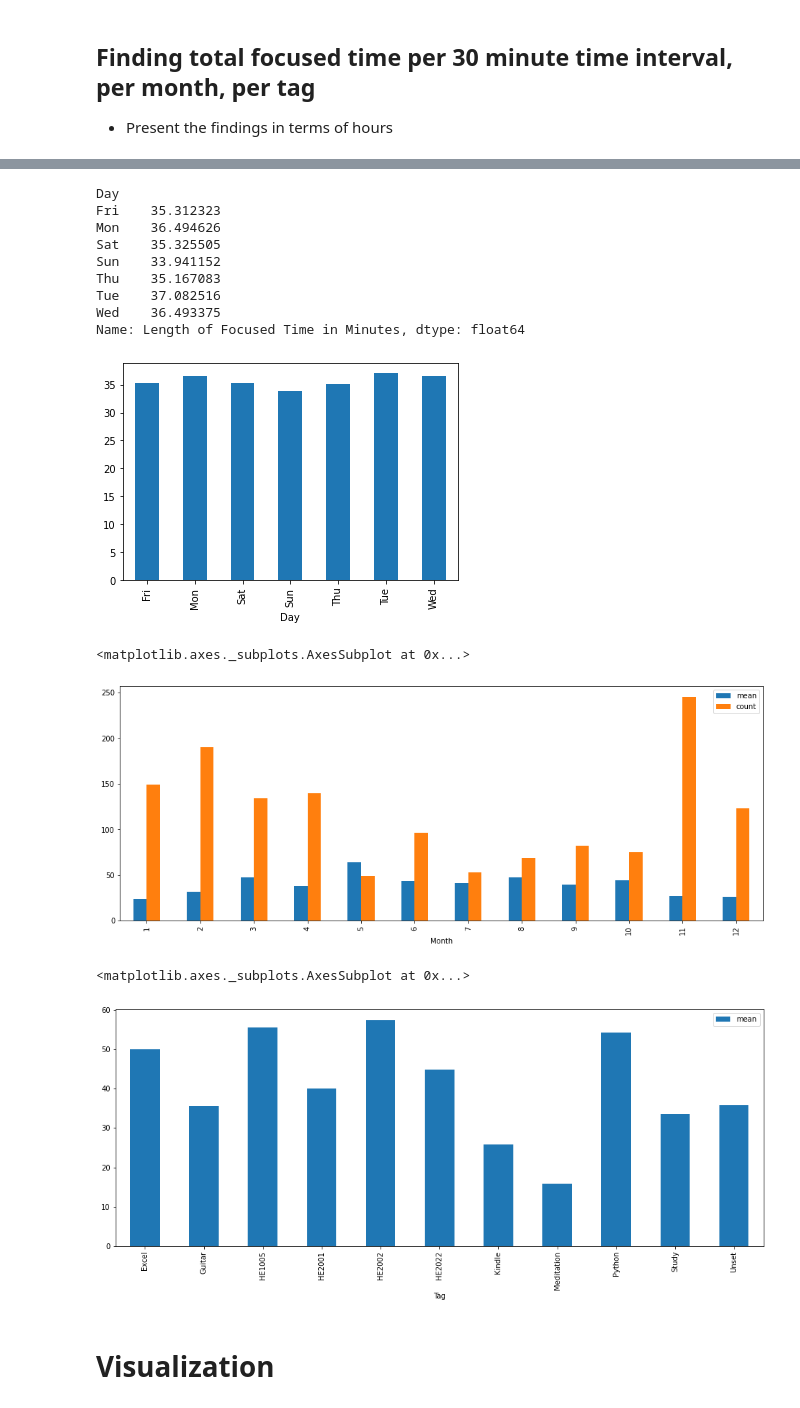
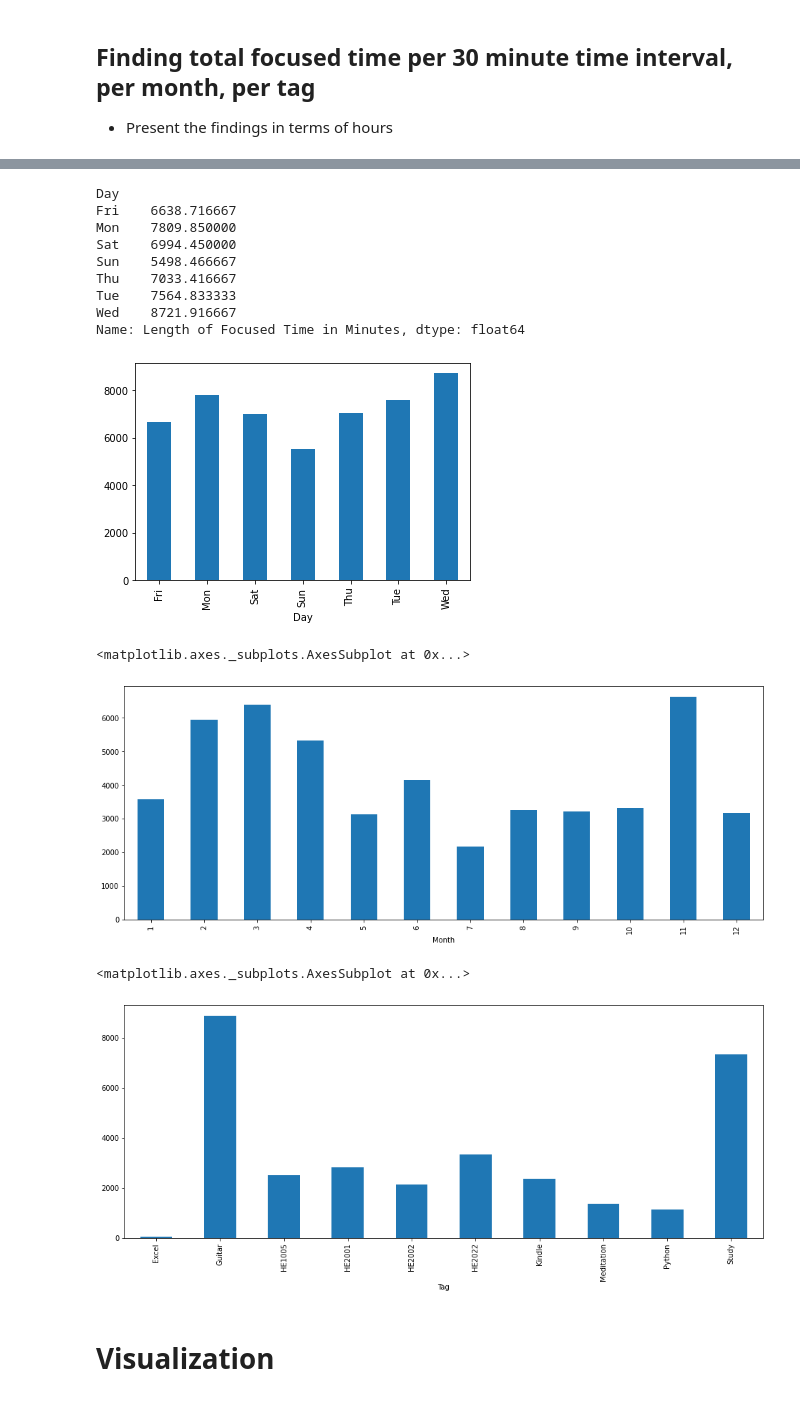
Before and after one commit to statistactics/forest-visual, a Jupyter notebook: Forest Visualization.ipynb, the cells around one changed output, grey strips where cells are left out. Saved outputs shown, nothing was run; the diff lists cells and outputs as text; code cells hidden in the pictures.

Commit message:
Updated with sum instead of mean

```diff
--- a/Forest Visualization.ipynb
+++ b/Forest Visualization.ipynb
@@ -443,37 +428,38 @@ Name: Length of Focused Time in Minutes, Length: 1405, dtype: float64
 # %%
 # Gropby Day and Length of Focused Time
-# gb_day = forest_df.groupby(["Day_Int", "Length of Focused Time in Minutes"])
 
-gb_day = forest_df.groupby("Day")["Length of Focused Time in Minutes"].mean()
+gb_day = forest_df.groupby("Day")["Length of Focused Time in Minutes"].sum()
 
 gb_day.plot(kind = "bar")
 
 gb_day
 # %% [output]
 Day
-Fri    35.312323
-Mon    36.494626
-Sat    35.325505
-Sun    33.941152
-Thu    35.167083
-Tue    37.082516
-Wed    36.493375
+Fri    6638.716667
+Mon    7809.850000
+Sat    6994.450000
+Sun    5498.466667
+Thu    7033.416667
+Tue    7564.833333
+Wed    8721.916667
 Name: Length of Focused Time in Minutes, dtype: float64
-[figure, old version]
+[figure, new version]
 # %%
-gb_month = forest_df.groupby("Month")["Length of Focused Time in Minutes"].agg(["mean", "count"])
+gb_month = forest_df.groupby("Month")["Length of Focused Time in Minutes"].sum()
 
 gb_month.plot(figsize=(16,6), kind = "bar")
 # %% [output]
 <matplotlib.axes._subplots.AxesSubplot at 0x...>
-[figure, old version]
+[figure, new version]
 # %%
-gb_tag = forest_df.groupby("Tag")["Length of Focused Time in Minutes"].agg(["mean"])
+gb_tag = forest_df.groupby("Tag")["Length of Focused Time in Minutes"].sum().drop(["Unset"])
+
+# Dropped Unset column because it overshadows the other tags
 
 gb_tag.plot(figsize=(16,6), kind = "bar")
 # %% [output]
 <matplotlib.axes._subplots.AxesSubplot at 0x...>
-[figure, old version]
+[figure, new version]
 # %% [markdown]
 # Visualization
 # %%
```
Also changed, not shown: parts of 14 cells of this notebook.
